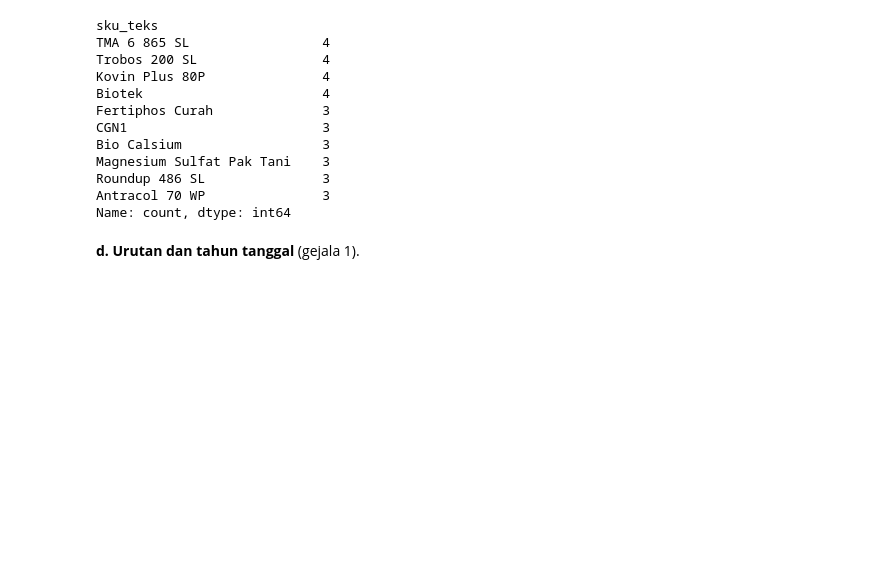
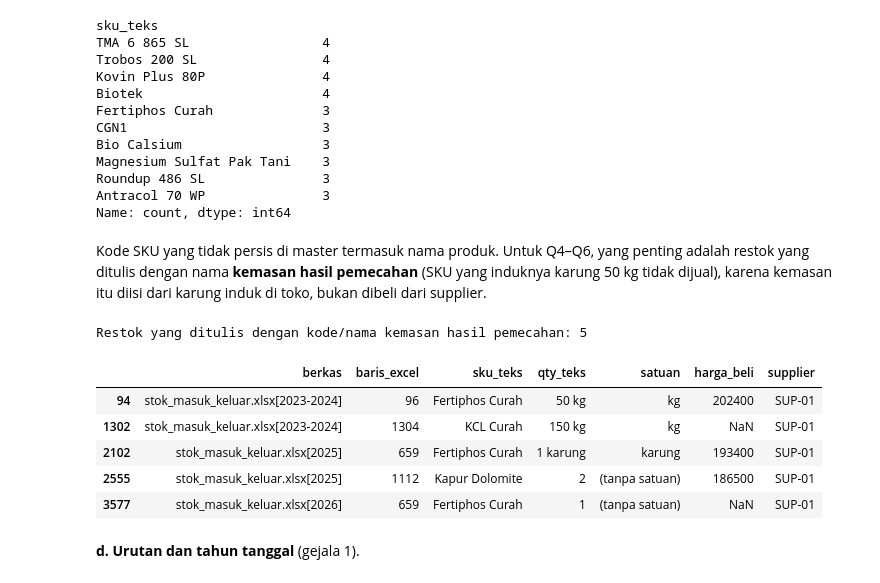
Before and after one commit to aaliyahfati/suburonline-data-science, a Jupyter notebook: notebooks/01_data_wrangling.ipynb, the cells around one changed output. Saved outputs shown, nothing was run; the diff lists cells and outputs as text; code cells hidden in the pictures; blank space fills up the shorter version.

```diff
--- a/notebooks/01_data_wrangling.ipynb
+++ b/notebooks/01_data_wrangling.ipynb
@@ -1501,6 +1501,25 @@ Magnesium Sulfat Pak Tani    3
 Roundup 486 SL               3
 Antracol 70 WP               3
 Name: count, dtype: int64
+# %% [markdown]
+Kode SKU yang tidak persis di master termasuk nama produk. Untuk Q4–Q6, yang penting adalah restok yang ditulis dengan nama **kemasan hasil pemecahan** (SKU yang induknya karung 50 kg tidak dijual), karena kemasan itu diisi dari karung induk di toko, bukan dibeli dari supplier.
+# %%
+induk_tidak_dijual = master_konversi.loc[master_konversi["sku"].str.endswith("50KG"), "parent_id"]
+sku_pecahan = master_konversi.loc[master_konversi["parent_id"].isin(induk_tidak_dijual)
+                                  & ~master_konversi["sku"].str.endswith("50KG"), "sku"]
+teks_pecahan = set(sku_pecahan.str.lower()) | set(master_harga.loc[master_harga["KODE SKU"].isin(sku_pecahan), "NAMA"].map(normalisasi_teks))
+restok_pecahan = stok_mk_raw[is_restok & stok_mk_raw["sku_teks"].map(normalisasi_teks).isin(teks_pecahan)].copy()
+restok_pecahan["satuan"] = restok_pecahan["qty_teks"].map(lambda v: parse_qty(v)[1] or "(tanpa satuan)")
+print("Restok yang ditulis dengan kode/nama kemasan hasil pemecahan:", len(restok_pecahan))
+restok_pecahan[["berkas", "baris_excel", "sku_teks", "qty_teks", "satuan", "harga_beli", "supplier"]]
+# %% [output]
+Restok yang ditulis dengan kode/nama kemasan hasil pemecahan: 5
+|  | berkas | baris_excel | sku_teks | qty_teks | satuan | harga_beli | supplier |
+| 94 | stok_masuk_keluar.xlsx[2023-2024] | 96 | Fertiphos Curah | 50 kg | kg | 202400 | SUP-01 |
+| 1302 | stok_masuk_keluar.xlsx[2023-2024] | 1304 | KCL Curah | 150 kg | kg | NaN | SUP-01 |
+| 2102 | stok_masuk_keluar.xlsx[2025] | 659 | Fertiphos Curah | 1 karung | karung | 193400 | SUP-01 |
+| 2555 | stok_masuk_keluar.xlsx[2025] | 1112 | Kapur Dolomite | 2 | (tanpa satuan) | 186500 | SUP-01 |
+| 3577 | stok_masuk_keluar.xlsx[2026] | 659 | Fertiphos Curah | 1 | (tanpa satuan) | NaN | SUP-01 |
 # %% [markdown]
 **d. Urutan dan tahun tanggal** (gejala 1).
 # %%
```
Also changed, not shown: parts of 15 cells of this notebook, 4 other files.
